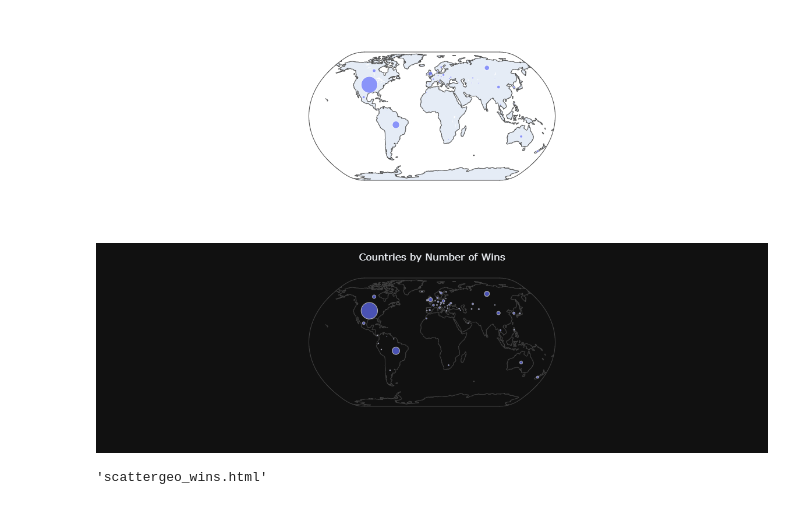
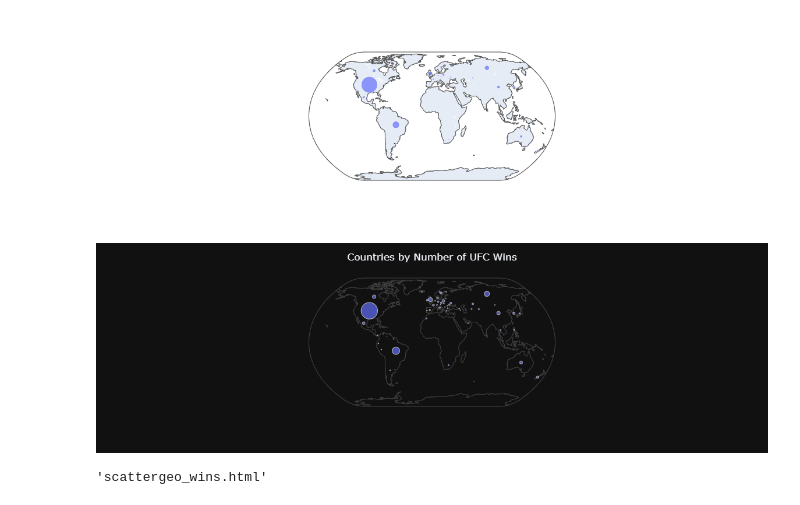
Before and after one commit to Vazquez-Michael-V/ufc_stats, a Jupyter notebook: ufc_plots_2.ipynb, the cells around one changed output. Drawn from its saved outputs; the diff is of its cells as text; code cells hidden in the pictures.

Commit message:
More descriptive globe plot title.

```diff
--- a/ufc_plots_2.ipynb
+++ b/ufc_plots_2.ipynb
@@ -197,10 +197,10 @@ fig.show()
 [figure]
 # %%
 fig.update_layout(
-    title = {'text': 'Countries by Number of Wins', 'x':0.5},
+    title = {'text': 'Countries by Number of UFC Wins', 'x':0.5},
     template='plotly_dark'
     )
 fig.show()
 # %% [output]
-[figure, old version]
+[figure, new version]
 # %%
```
Also changed, not shown: parts of 1 cell of this notebook.
